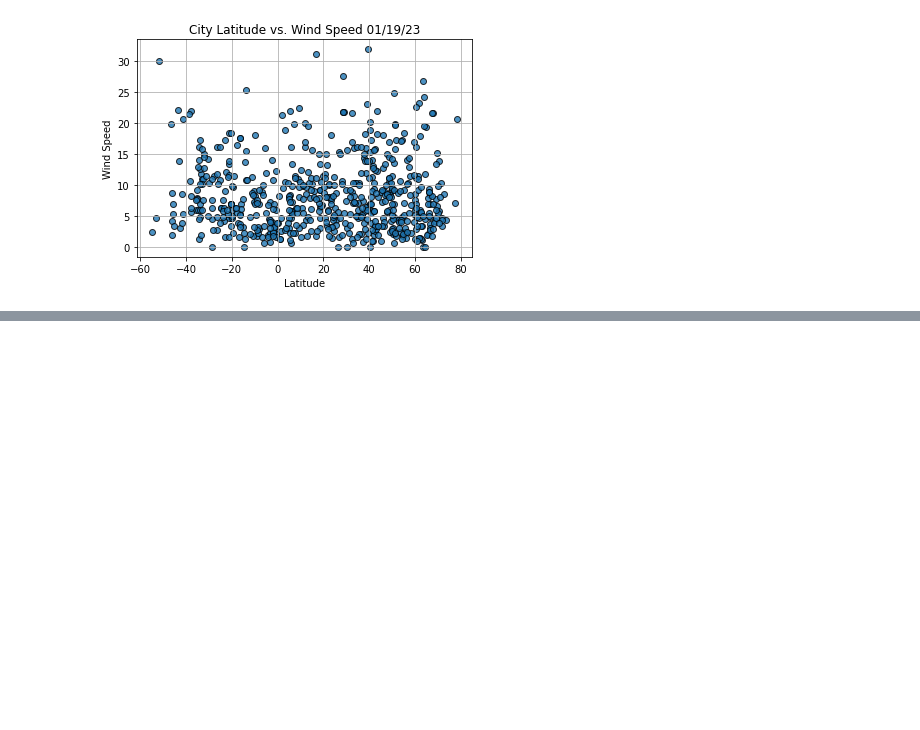
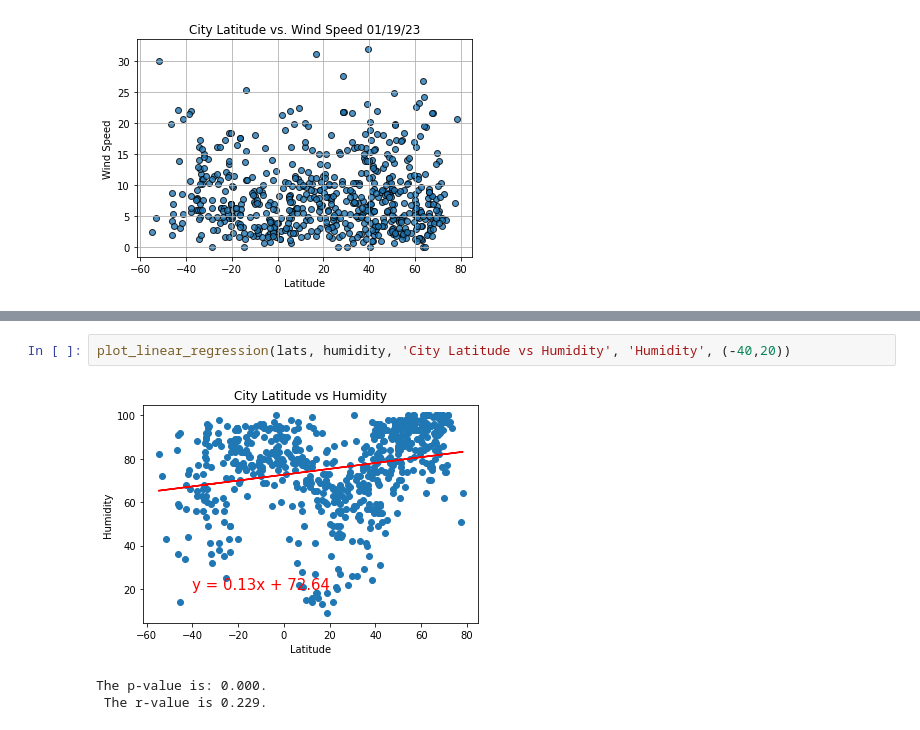
Before and after one commit to jaime-mclean/World_Weather_Analysis, a Jupyter notebook: WeatherPy.ipynb, the cells around one changed output, grey strips where cells are left out. Saved outputs shown, nothing was run; the diff lists cells and outputs as text; blank space fills up the shorter version.

```diff
--- a/WeatherPy.ipynb
+++ b/WeatherPy.ipynb
@@ -267,0 +299,6 @@ plt.show()
+# %%
+plot_linear_regression(lats, humidity, 'City Latitude vs Humidity', 'Humidity', (-40,20))
+# %% [output]
+[figure, added]
+The p-value is: 0.000.
+ The r-value is 0.229.
```
Also changed, not shown: parts of 15 cells of this notebook, 1 other file.
